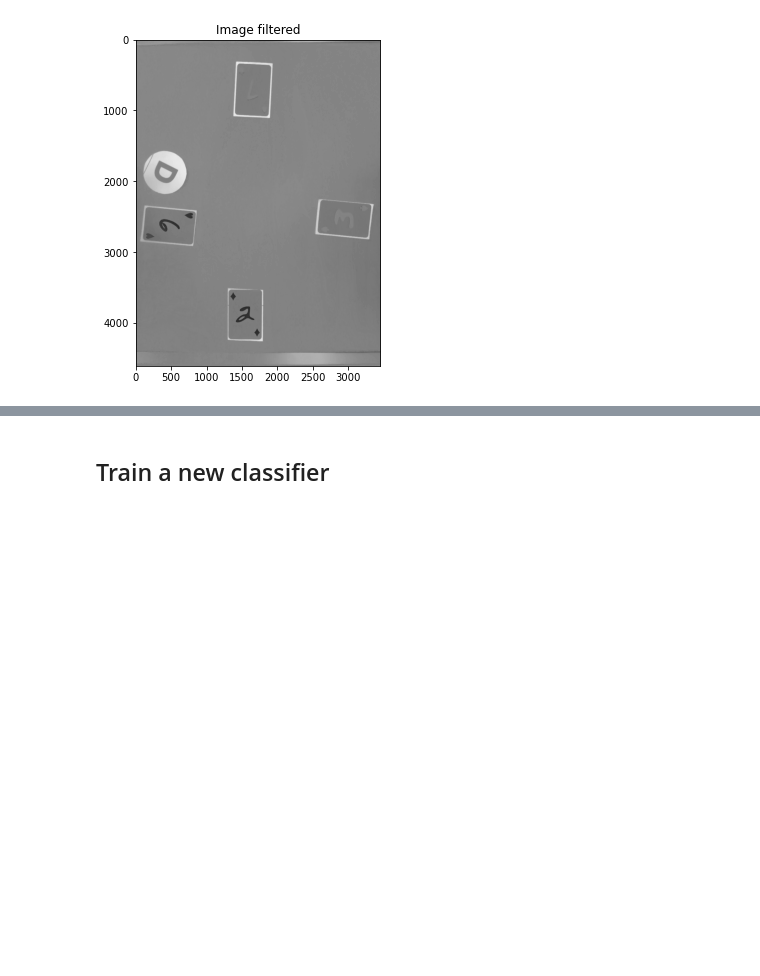
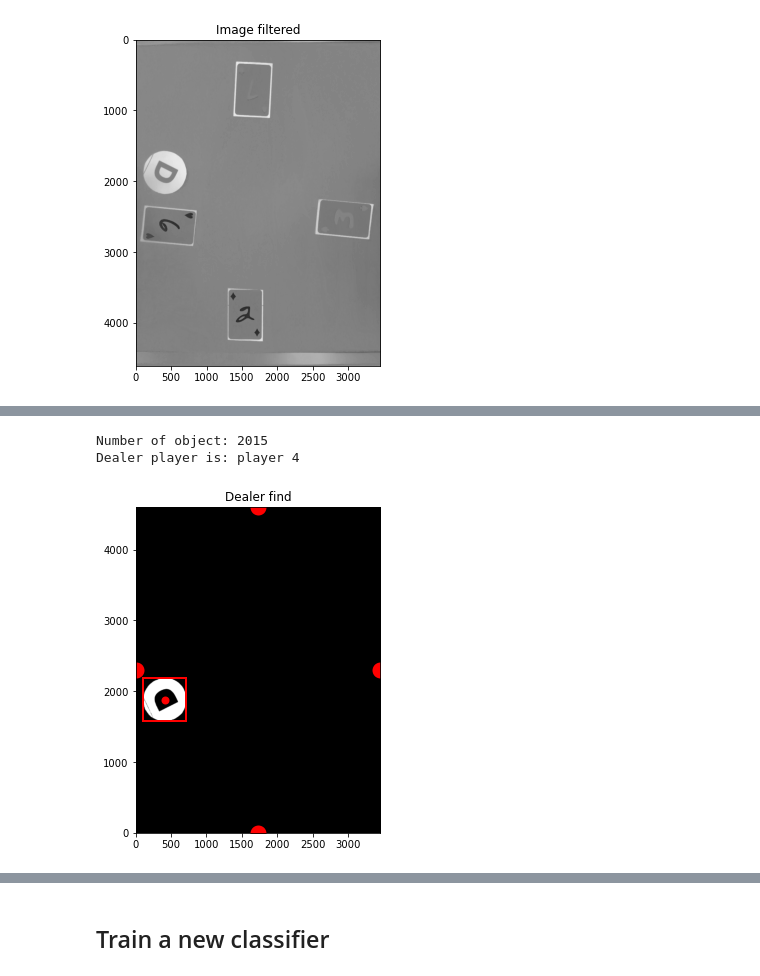
Before and after one commit to aalshabaan/iapr, a Jupyter notebook: project/project.ipynb, the cells around one changed output, grey strips where cells are left out. Saved outputs shown, nothing was run; the diff lists cells and outputs as text; code cells hidden in the pictures; blank space fills up the shorter version.

```diff
--- a/project/project.ipynb
+++ b/project/project.ipynb
@@ -470,0 +538,45 @@ plt.show()
+# %%
+im_label_mask, num_items = label(dealer_mask, return_num=True)
+
+print("Number of object:", num_items)
+
+size_items = np.unique(im_label_mask, return_counts=True)
+
+# remove background
+size_items = np.delete(size_items, 0, axis=1)
+
+# compute dealer index (biggest area of pixels)
+dealer_index = size_items[0][np.argmax(size_items[1])]
+
+# compute rectangle around dealer shape
+rect = extract_rectangle(im_label_mask, dealer_index)
+d_rect, plt_rect = rect
+
+# compute dealer shape's center
+c_x = plt_rect[0][0] + plt_rect[1] // 2
+c_y = plt_rect[0][1] + plt_rect[2] // 2
+
+# define player positons on the center of each border
+im_height, im_width = dealer_mask.shape
+p_pos = [(im_width // 2, im_height),  # 1
+         (im_width, im_height // 2),  # 2
+         (im_width // 2, 0),  # 3
+         (0, im_height // 2)]  # 4
+
+dealer_num = np.argmin([dist_eucl((c_x, c_y), p) for p in p_pos]) + 1
+print("Dealer player is: player", dealer_num)
+
+fig, ax = plt.subplots(1, 1, figsize=(6, 6))
+ax.imshow((im_label_mask == dealer_index), cmap="gray")
+plt.title('Dealer find')
+plt.scatter(c_x, c_y, color = "red", linewidths=2)
+for i in range(4):
+    plt.scatter(p_pos[i][0], p_pos[i][1], color = "red", linewidths=10)
+plt.fill((d_rect[3],d_rect[1],d_rect[1],d_rect[3]),(d_rect[0],d_rect[0],d_rect[2],d_rect[2]), facecolor='none', edgecolor='red', linewidth=2)
+plt.xlim((0,im_width))
+plt.ylim((0,im_height))
+plt.show()
+# %% [output]
+Number of object: 2015
+Dealer player is: player 4
+[figure, added]
```
Also changed, not shown: parts of 16 cells of this notebook.
